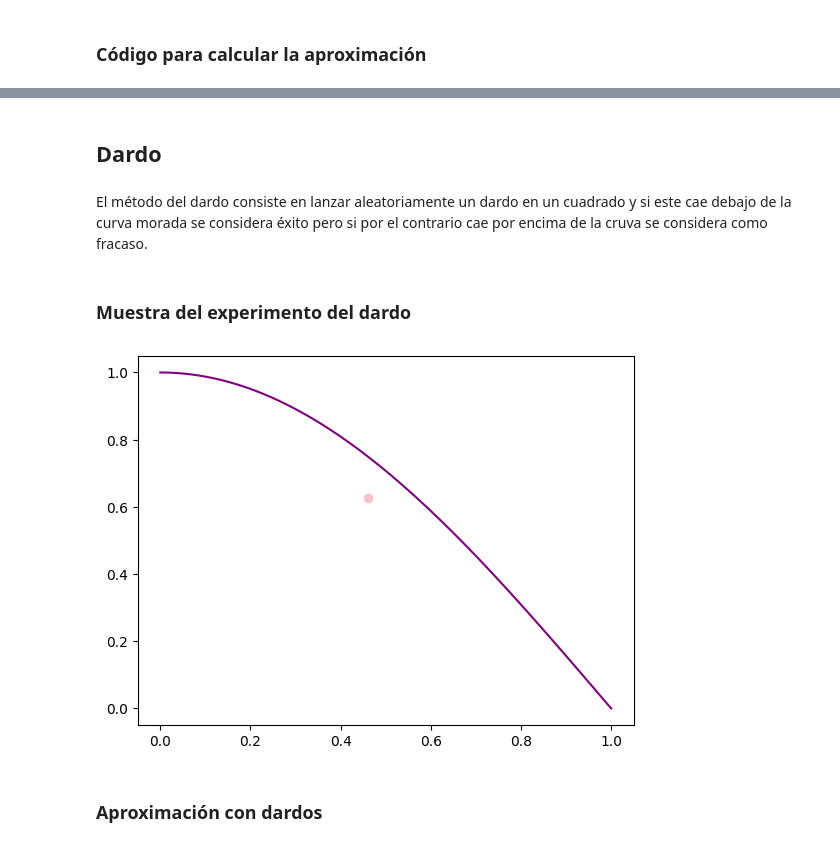
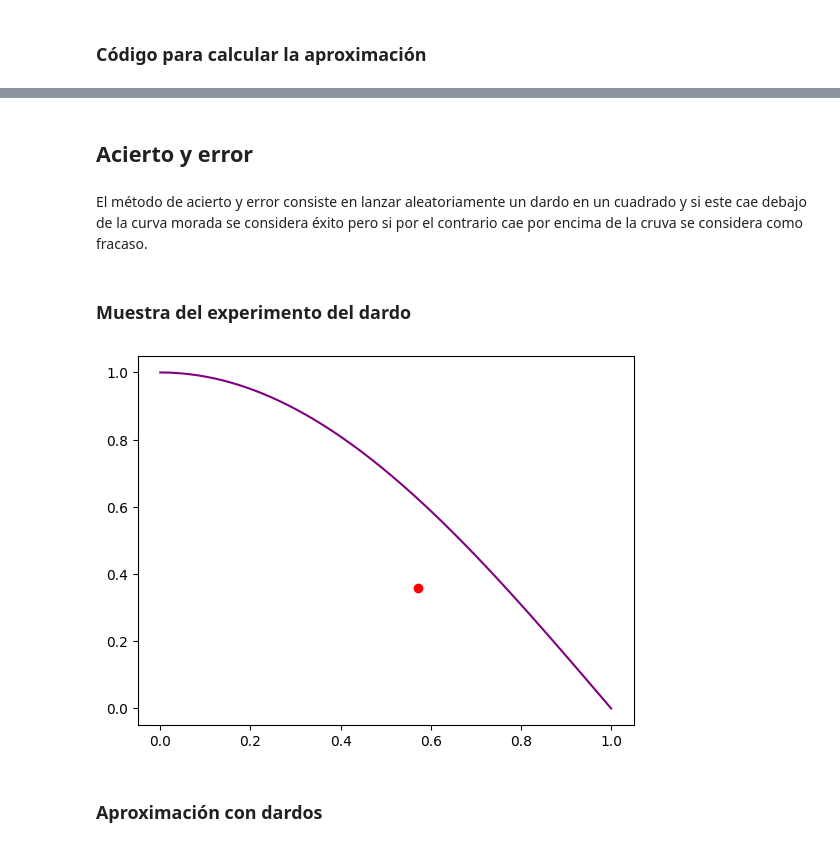
Before and after one commit to Wenypb/Simulacion, a Jupyter notebook: Montecarlo.ipynb, the cells around one changed output, grey strips where cells are left out. Cells and saved outputs as stored; diff of their text form; code cells hidden in the pictures.

```diff
--- a/Montecarlo.ipynb
+++ b/Montecarlo.ipynb
@@ -81,25 +81,25 @@ El valor aproximado de la integral es 0.6254572567289235
-# %% [markdown]
-## **Dardo**
+# %% [markdown]
+## **Acierto y error**
 # %% [markdown]
-El método del dardo consiste en lanzar aleatoriamente un dardo en un cuadrado y si este cae debajo de la curva morada se considera éxito pero si por el contrario cae por encima de la cruva se considera como fracaso.
+El método de acierto y error consiste en lanzar aleatoriamente un dardo en un cuadrado y si este cae debajo de la curva morada se considera éxito pero si por el contrario cae por encima de la cruva se considera como fracaso.
 # %% [markdown]
 ### **Muestra del experimento del dardo**
 # %%
 # Gráficar la curva de la funcion
     # Generar 100 valores de x entre [0,1]
 x=np.linspace(0,1,100)
     # Calcular el valor de y para cada x y hace la gráfica
 plt.plot(x,np.cos((math.pi*x)/2),color="purple")
 # Gráficar el punto donde caera el dardo
     # Generar u1 que es la posición en x
 u1=rnd.random()
     # Generar u2 que es la posición en y
 u2=rnd.random()
     # Hace la gráfica
-plt.scatter(u1,u2,color="pink")
+plt.scatter(u1,u2,color="red")
 plt.show()
 # %% [output]
-[figure, old version]
+[figure, new version]
 # %% [markdown]
 ### **Aproximación con dardos**
 # %% [markdown]
```
Also changed, not shown: parts of 12 cells of this notebook.
